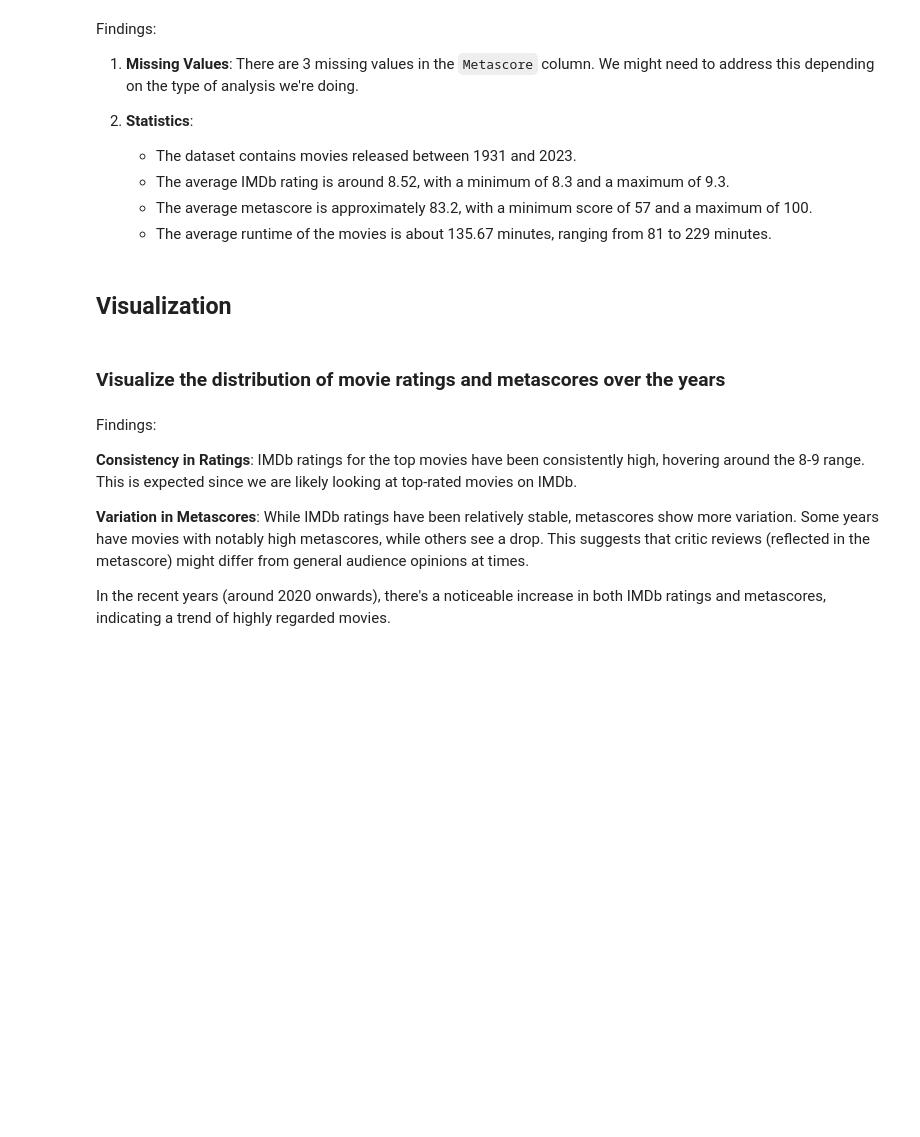
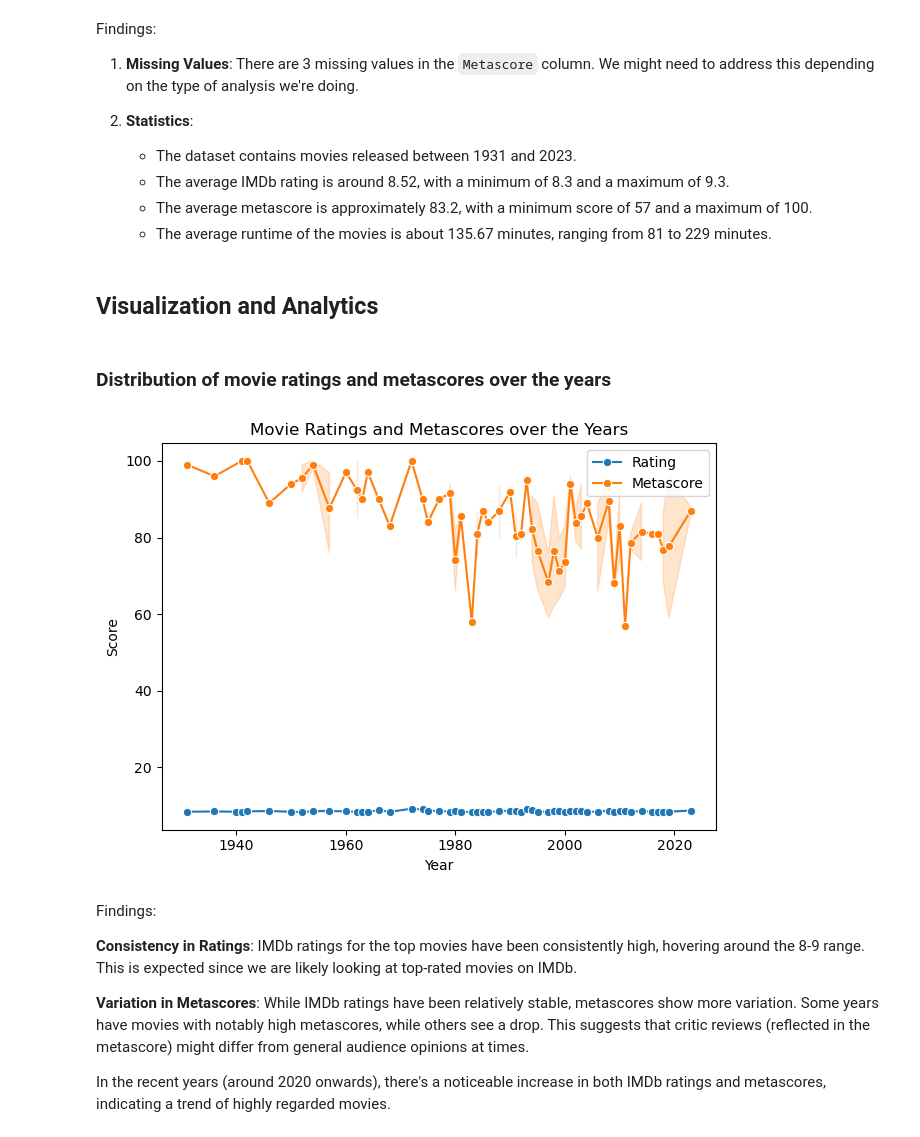
Before and after one commit to shingyipcheung/imdb-analysis, a Jupyter notebook: main.ipynb, the cells around one changed output. Saved outputs shown, nothing was run; the diff lists cells and outputs as text; code cells hidden in the pictures; blank space fills up the shorter version.

```diff
--- a/main.ipynb
+++ b/main.ipynb
@@ -108,26 +158,26 @@ Findings:
    - The average metascore is approximately 83.2, with a minimum score of 57 and a maximum of 100.
    - The average runtime of the movies is about 135.67 minutes, ranging from 81 to 229 minutes.
 # %% [markdown]
-## Visualization
+## Visualization and Analytics
 # %% [markdown]
-### Visualize the distribution of movie ratings and metascores over the years
+### Distribution of movie ratings and metascores over the years
 # %%
 import matplotlib.pyplot as plt
 import seaborn as sns
 
-# Initialize the figure
-plt.figure(figsize=(15, 6))
 
-# Plotting Ratings and Metascores over the years
+# plot Ratings and Metascores over the years
 sns.lineplot(data=movies_df, x="Year", y="Rating", label="Rating", marker="o")
 sns.lineplot(data=movies_df, x="Year", y="Metascore", label="Metascore", marker="o")
 
 plt.title("Movie Ratings and Metascores over the Years")
 plt.ylabel("Score")
 plt.xlabel("Year")
 plt.legend()
 plt.tight_layout()
 plt.show()
+# %% [output]
+[figure, added]
 # %% [markdown]
 Findings:
 
```
Also changed, not shown: parts of 11 cells of this notebook, 1 other file.
